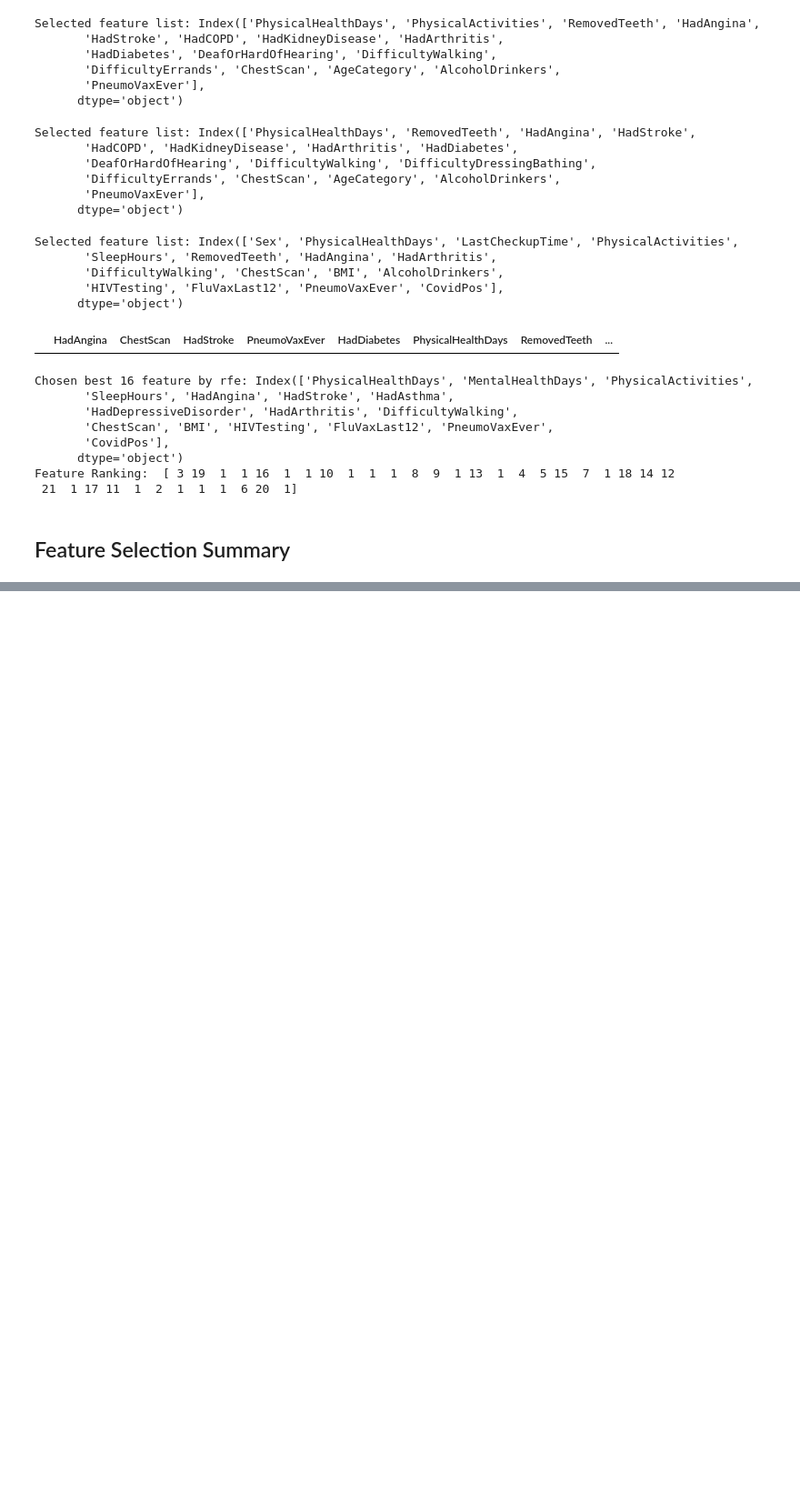
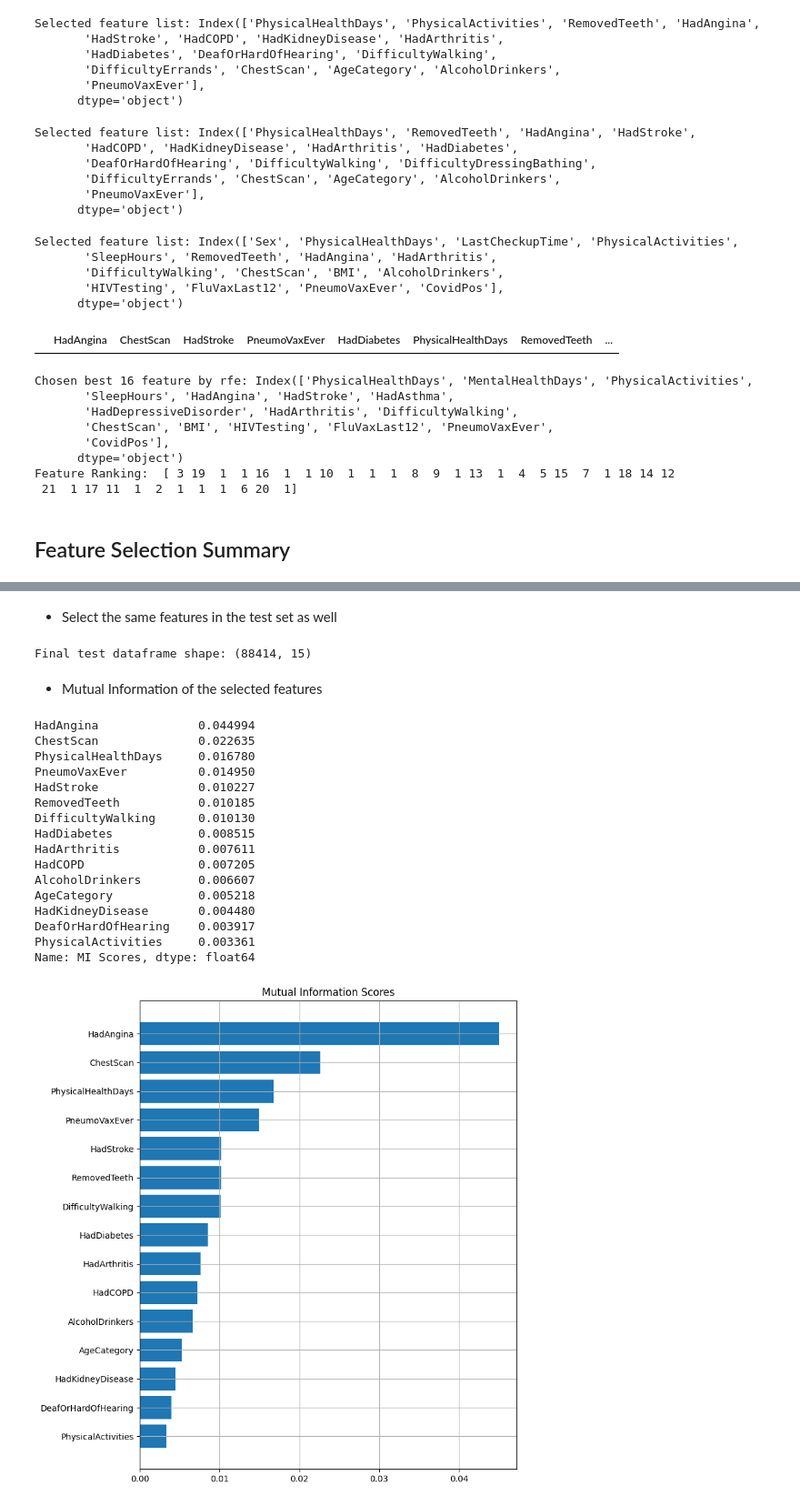
Before and after one commit to LazarosPan/Heart-Disease, a Jupyter notebook: Code/feature_selection.ipynb, the cells around one changed output, grey strips where cells are left out. Shown at 91% size. Cells and saved outputs as stored; diff of their text form; code cells hidden in the pictures; blank space fills up the shorter version.

Commit message:
export selected features for testing in a csv

```diff
--- a/Code/feature_selection.ipynb
+++ b/Code/feature_selection.ipynb
@@ -333,10 +333,10 @@ Selected feature list: Index(['Sex', 'PhysicalHealthDays', 'LastCheckupTime', 'P
       dtype='object')
 # %%
 from mrmr import mrmr_classif
-y_mrmr = pd.Series(y_mapped)
-mrmr_features = mrmr_classif(X_mapped_scaled, y_mrmr, K=16)
+y_mrmr = pd.Series(y_train)
+mrmr_features = mrmr_classif(X_train_scaled, y_mrmr, K=16)
 
-x_mrmr = X_mapped_scaled[mrmr_features]
+x_mrmr = X_train_scaled[mrmr_features]
 x_mrmr.head(0)
 # %% [output]
 |  | HadAngina | ChestScan | HadStroke | PneumoVaxEver | HadDiabetes | PhysicalHealthDays | RemovedTeeth | ... |
@@ -344,9 +344,9 @@ x_mrmr.head(0)
 # Create the RFE object and rank each pixel
 clf_rf = RandomForestClassifier(random_state=13)
 rfe = RFE(estimator=clf_rf, n_features_to_select=16, step=1)
-rfe = rfe.fit(X_mapped_scaled, y_mapped)
+rfe = rfe.fit(X_train_scaled, y_train)
 
-print('Chosen best',rfe.n_features_,'feature by rfe:',X_mapped_scaled.columns[rfe.support_])
+print('Chosen best',rfe.n_features_,'feature by rfe:',X_train_scaled.columns[rfe.support_])
 print("Feature Ranking: " , rfe.ranking_)
 # %% [output]
 Chosen best 16 feature by rfe: Index(['PhysicalHealthDays', 'MentalHealthDays', 'PhysicalActivities',
@@ -365,7 +365,7 @@ x_kbest_anova_list = x_kbest_anova.columns.tolist()
 x_kbest_chi2_list = x_kbest_chi2.columns.tolist()
 x_kbest_mi_list = x_kbest_mi.columns.tolist()
 x_mrmr_list = x_mrmr.columns.tolist()
-x_rfe_list = X_mapped_scaled.columns[rfe.support_].tolist()
+x_rfe_list = X_train_scaled.columns[rfe.support_].tolist()
 
 # Combine all feature lists
 all_features = set(x_kbest_anova_list) | set(x_kbest_chi2_list) | set(x_kbest_mi_list) | set(x_mrmr_list) | set(x_rfe_list)
@@ -399,12 +399,11 @@ for feature, count in sorted_feature_counts:
 
 # Create a final dataframe with final features
 final_features = [feature for feature, count in sorted_feature_counts if count >= 3]
-X_final = X_mapped_scaled[final_features]
+X_final = X_train_scaled[final_features]
 
-x_final_list = X_final.columns.tolist()
 
 print("Final dataframe shape:", X_final.shape)
-print("Final dataframe columns:", x_final_list)
+print("Final dataframe columns:", final_features)
 # X_final.head(0)
 # %% [output]
 Number of times each feature appears (descending order):
@@ -431,3 +429,33 @@ df_train_mapped_selected.to_csv('../Data/train_mapped_selected.csv', index=False
+# %% [markdown]
+* Select the same features in the test set as well
+# %%
+df_test = pd.read_csv(data_location + "test_filled_mapped.csv")
+df_test = optimize_dtypes(df_test)
+
+# Separate target variable from feature variables
+X_test = df_test.drop(['HadHeartAttack', 'WeightInKilograms', 'HeightInMeters'], axis=1, inplace=False)  # Features
+y_test = df_test['HadHeartAttack']
+
+original_dtypes = X_test.dtypes
+
+# Apply Min-Max scaling based on training set statistics
+X_test_scaled = (X_test - X_train.min(axis=0)) / (X_train.max(axis=0) - X_train.min(axis=0))
+
+# Cast back to original data types
+for column, dtype in original_dtypes.items():
+    X_test_scaled[column] = X_test_scaled[column].astype(dtype)
+
+# Select the final features
+X_test_final = X_test_scaled[final_features]
+
+print("Final test dataframe shape:", X_test_final.shape)
+
+df_test_selected = pd.concat([X_test_final, y_test], axis=1)
+df_test_selected.to_csv('../Data/test_selected.csv', index=False)
+# %% [output]
+Final test dataframe shape: (88414, 15)
+# %% [markdown]
+* Mutual Information of the selected features
 # %%
 # *** Functions for Mutual Information (score and plot) ***
 def make_mi_scores(X, y):
@@ -454,14 +482,32 @@ def plot_mi_scores(scores):
 # https://www.kaggle.com/code/ryanholbrook/mutual-information/tutorial
 # https://www.kaggle.com/code/palazar/exercise-mutual-information/edit
 # %%
-mi_scores = make_mi_scores(X_final, y_mapped)
+mi_scores = make_mi_scores(X_final, y_train)
 print(mi_scores.head(37))
 # print(mi_scores.tail(20))  # uncomment to see bottom 20
 plt.style.use('default')
 plt.figure(dpi=100, figsize=(8, 10))
 plt.grid()
 plot_mi_scores(mi_scores.head(37))
 # plot_mi_scores(mi_scores.tail(20))  # uncomment to see bottom 20
+# %% [output]
+HadAngina              0.044994
+ChestScan              0.022635
+PhysicalHealthDays     0.016780
+PneumoVaxEver          0.014950
+HadStroke              0.010227
+RemovedTeeth           0.010185
+DifficultyWalking      0.010130
+HadDiabetes            0.008515
+HadArthritis           0.007611
+HadCOPD                0.007205
+AlcoholDrinkers        0.006607
+AgeCategory            0.005218
+HadKidneyDisease       0.004480
+DeafOrHardOfHearing    0.003917
+PhysicalActivities     0.003361
+Name: MI Scores, dtype: float64
+[figure, added]
 # %%
 # # The "accuracy" scoring is proportional to the number of correct classifications
 # clf_rf_4 = RandomForestClassifier(random_state=13)
```
Also changed, not shown: parts of 21 cells of this notebook, 3 other files.
